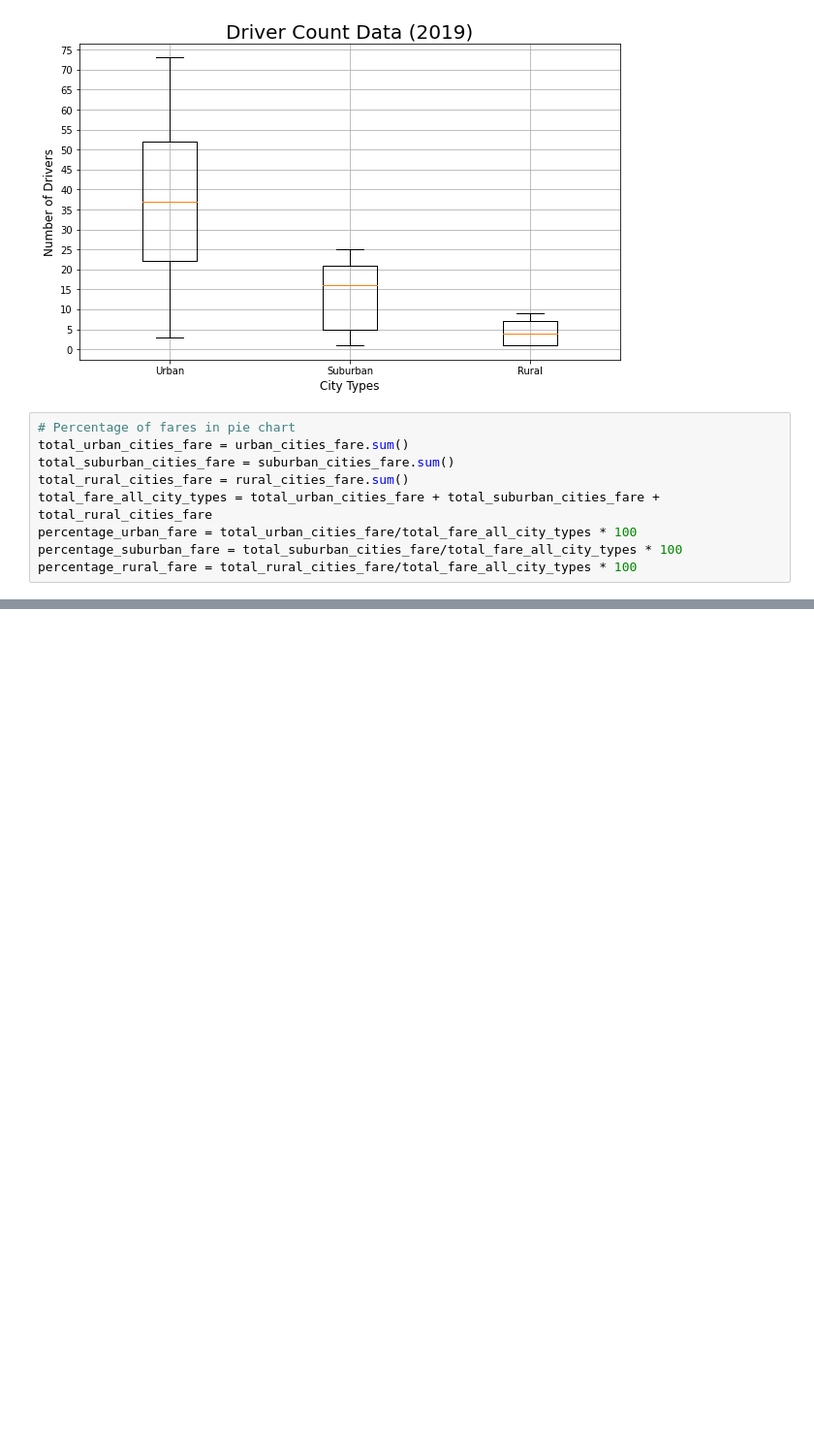
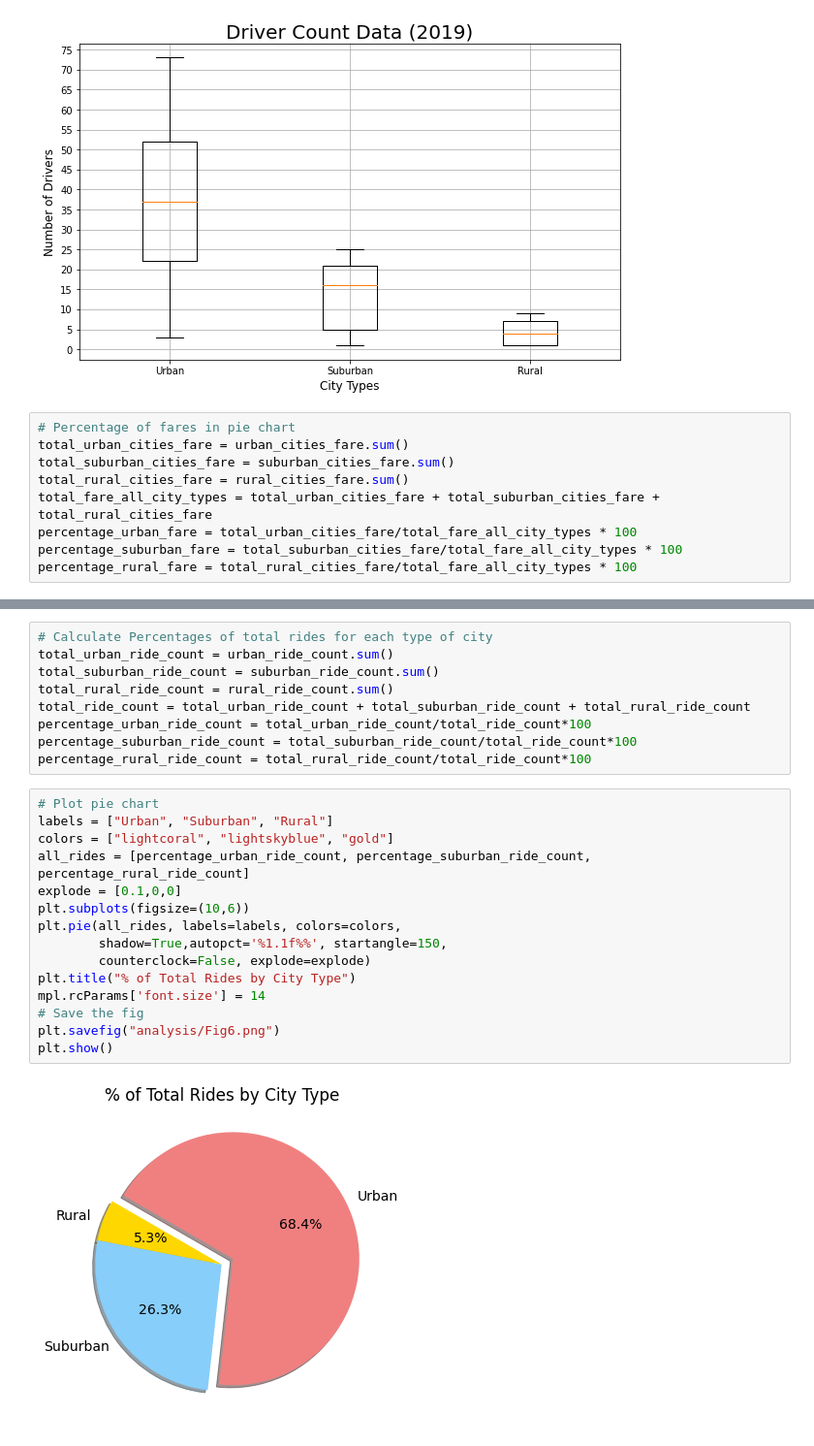
Before and after one commit to hariniv22/PyBer_Analysis, a Jupyter notebook: pyBer.ipynb, the cells around one changed output, grey strips where cells are left out. Shown: that part at 97% size. Cells and saved outputs as stored; diff of their text form; blank space fills up the shorter version.

```diff
--- a/pyBer.ipynb
+++ b/pyBer.ipynb
@@ -905,0 +906,26 @@ plt.show()
+# %%
+# Calculate Percentages of total rides for each type of city
+total_urban_ride_count = urban_ride_count.sum()
+total_suburban_ride_count = suburban_ride_count.sum()
+total_rural_ride_count = rural_ride_count.sum()
+total_ride_count = total_urban_ride_count + total_suburban_ride_count + total_rural_ride_count
+percentage_urban_ride_count = total_urban_ride_count/total_ride_count*100
+percentage_suburban_ride_count = total_suburban_ride_count/total_ride_count*100
+percentage_rural_ride_count = total_rural_ride_count/total_ride_count*100
+# %%
+# Plot pie chart
+labels = ["Urban", "Suburban", "Rural"]
+colors = ["lightcoral", "lightskyblue", "gold"]
+all_rides = [percentage_urban_ride_count, percentage_suburban_ride_count, percentage_rural_ride_count]
+explode = [0.1,0,0]
+plt.subplots(figsize=(10,6))
+plt.pie(all_rides, labels=labels, colors=colors,
+        shadow=True,autopct='%1.1f%%', startangle=150,
+        counterclock=False, explode=explode)
+plt.title("% of Total Rides by City Type")
+mpl.rcParams['font.size'] = 14
+# Save the fig
+plt.savefig("analysis/Fig6.png")
+plt.show()
+# %% [output]
+[figure, added]
```
Also changed, not shown: parts of 1 cell of this notebook, 2 other files.
